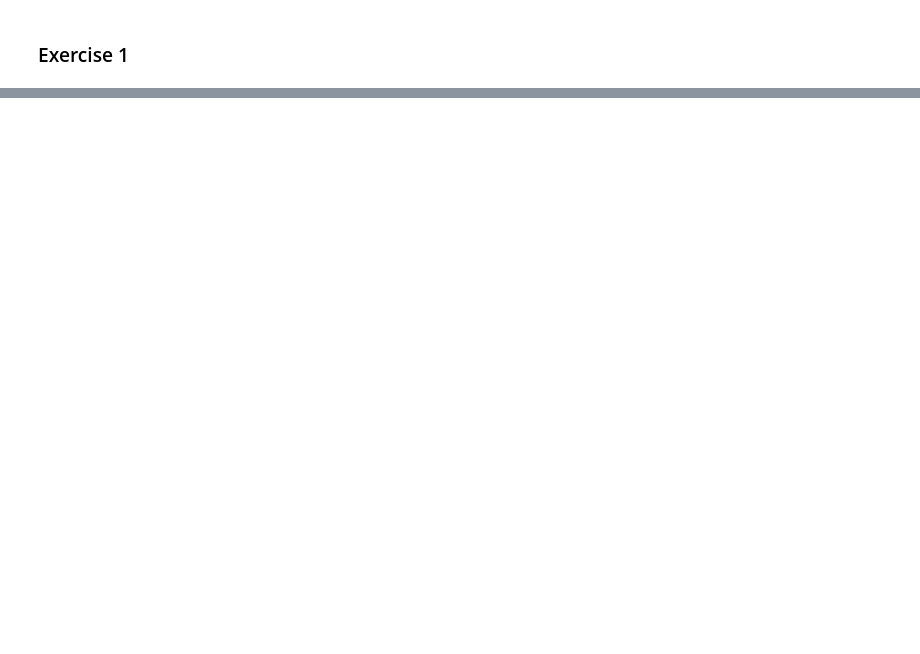
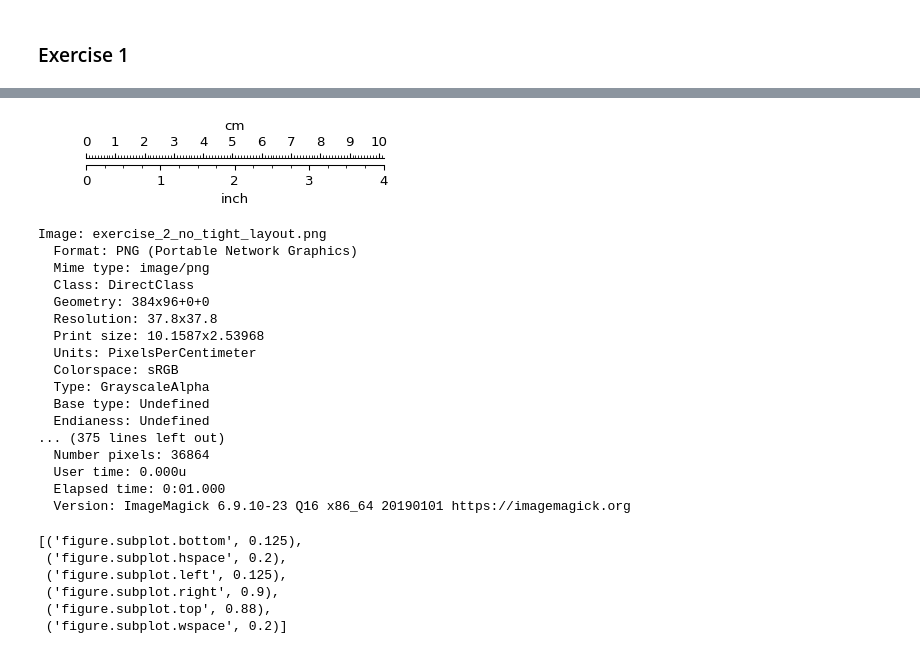
Before and after one commit to labdmitriy/sci-viz-book, a Jupyter notebook: notebooks/01-anatomy/exercises.ipynb, the cells around one changed output, grey strips where cells are left out. Cells and saved outputs as stored; diff of their text form; code cells hidden in the pictures; blank space fills up the shorter version.

```diff
--- a/notebooks/01-anatomy/exercises.ipynb
+++ b/notebooks/01-anatomy/exercises.ipynb
@@ -36,0 +93,60 @@ Figure size: 5.12 x 5.12 inches
+# %%
+dpi = screen_dpi
+inches = 4
+cm_per_inch = 2.54
+
+fig = plt.figure(figsize=(inches, 1), tight_layout=False, dpi=dpi)
+ax = fig.add_subplot()
+ax.set_xlim(0, inches)
+ax.set_xlabel('inch')
+ax.spines['left'].set_visible(False)
+ax.spines['right'].set_visible(False)
+ax.spines['top'].set_visible(False)
+ax.get_yaxis().set_visible(False)
+ax.spines['bottom'].set_position(('axes', 0.45))
+ax.xaxis.set_major_locator(ticker.MultipleLocator(1))
+ax.xaxis.set_minor_locator(ticker.MultipleLocator(0.25))
+
+ax_top = ax.twiny()
+ax_top.set_xlim(0, cm_per_inch * inches)
+ax_top.set_xlabel('cm')
+ax_top.spines['left'].set_visible(False)
+ax_top.spines['right'].set_visible(False)
+ax_top.spines['bottom'].set_visible(False)
+ax_top.spines['top'].set_position(('axes', 0.55))
+ax_top.xaxis.set_major_locator(ticker.MultipleLocator(1))
+ax_top.xaxis.set_minor_locator(ticker.MultipleLocator(0.1))
+
+plt.savefig('exercise_2_no_tight_layout.png', dpi=dpi)
+plt.show();
+
+!identify -verbose exercise_2_no_tight_layout.png
+# %% [output]
+[figure, added]
+Image: exercise_2_no_tight_layout.png
+  Format: PNG (Portable Network Graphics)
+  Mime type: image/png
+  Class: DirectClass
+  Geometry: 384x96+0+0
+  Resolution: 37.8x37.8
+  Print size: 10.1587x2.53968
+  Units: PixelsPerCentimeter
+  Colorspace: sRGB
+  Type: GrayscaleAlpha
+  Base type: Undefined
+  Endianess: Undefined
+... (375 lines left out)
+  Number pixels: 36864
+  User time: 0.000u
+  Elapsed time: 0:01.000
+  Version: ImageMagick 6.9.10-23 Q16 x86_64 20190101 https://imagemagick.org
+# %%
+default_subplot_spacing = [(param, value) for param, value in plt.rcParams.items() if param.startswith('figure.subplot.')]
+default_subplot_spacing
+# %% [output]
+[('figure.subplot.bottom', 0.125),
+ ('figure.subplot.hspace', 0.2),
+ ('figure.subplot.left', 0.125),
+ ('figure.subplot.right', 0.9),
+ ('figure.subplot.top', 0.88),
+ ('figure.subplot.wspace', 0.2)]
```
Also changed, not shown: parts of 6 cells of this notebook, 3 other files.
